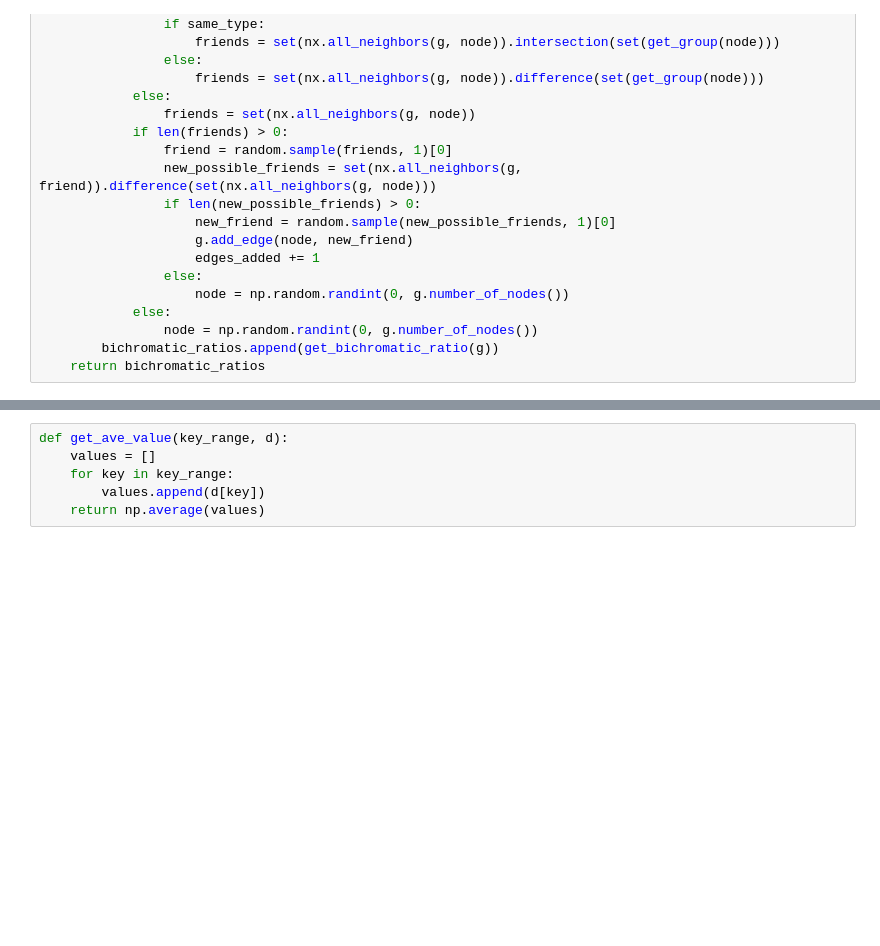
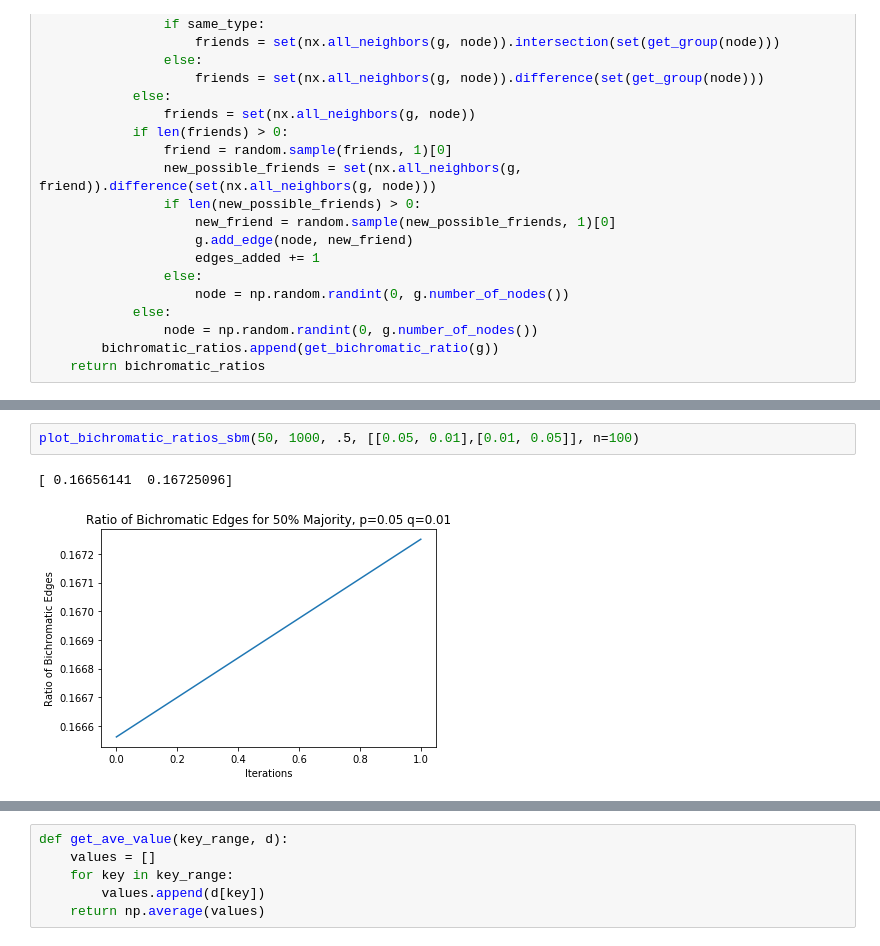
Before and after one commit to emmaling27/networks-research, a Jupyter notebook: stochastic_block_model.ipynb, the cells around one changed output, grey strips where cells are left out. Drawn from its saved outputs; the diff is of its cells as text; blank space fills up the shorter version.

```diff
--- a/stochastic_block_model.ipynb
+++ b/stochastic_block_model.ipynb
@@ -97,2 +126,7 @@ def plot_bichromatic_ratios_sbm(sample_size, graph_size, maj_min_ratio, probs, i
     plt.show()
+# %%
+plot_bichromatic_ratios_sbm(50, 1000, .5, [[0.05, 0.01],[0.01, 0.05]], n=100)
+# %% [output]
+[ 0.16656141  0.16725096]
+[figure, added]
 # %%
```
Also changed, not shown: parts of 26 cells of this notebook, 40 other files.
